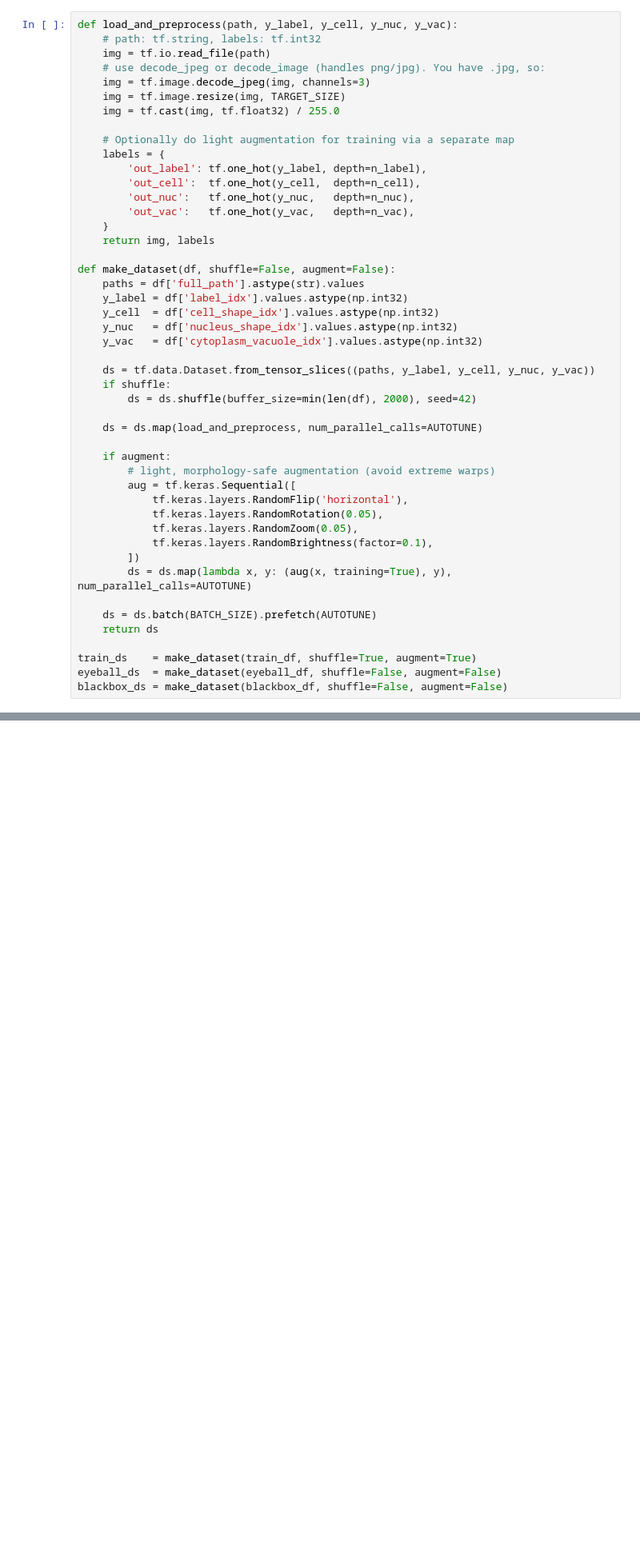
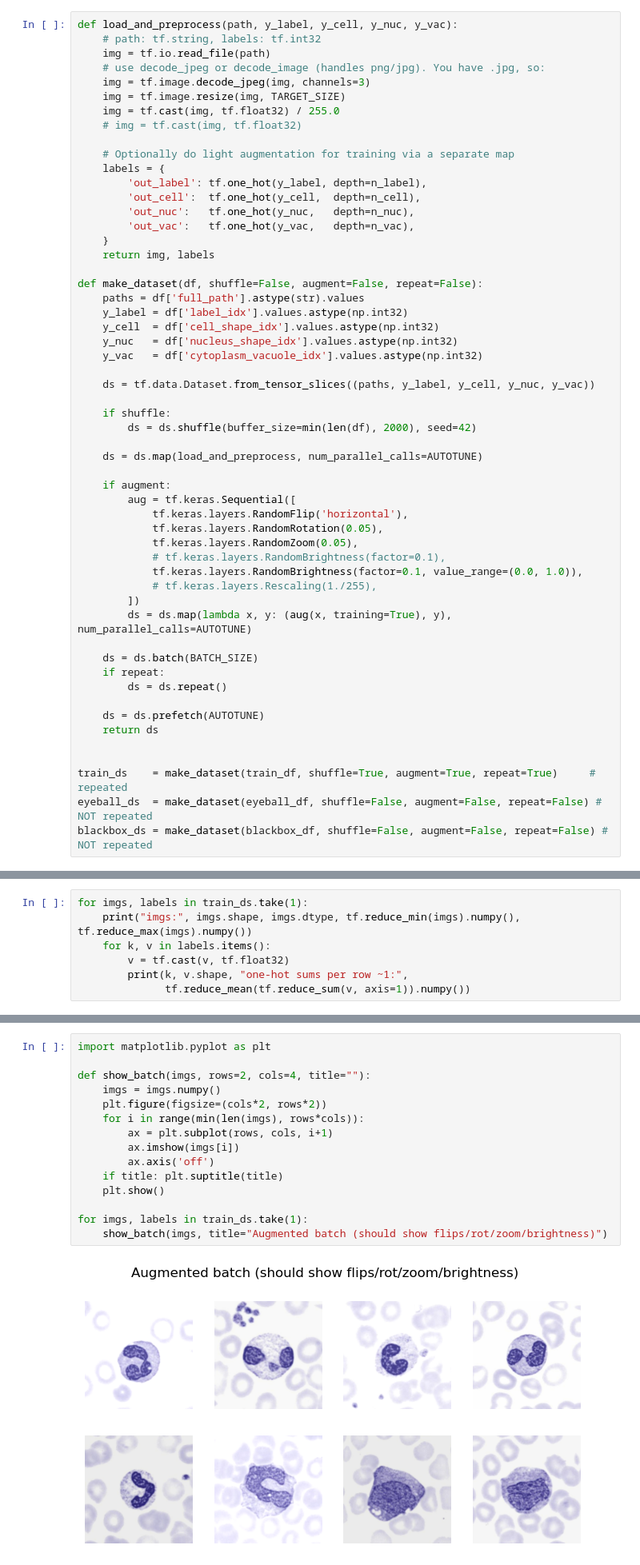
Before and after one commit to sheikhmunim/deep_learning_assign1_wbc, a Jupyter notebook: assignment_1.ipynb, the cells around one changed output, grey strips where cells are left out. Shown at 80% size. Cells and saved outputs as stored; diff of their text form; blank space fills up the shorter version.

```diff
--- a/assignment_1.ipynb
+++ b/assignment_1.ipynb
@@ -373,6 +405,7 @@ def load_and_preprocess(path, y_label, y_cell, y_nuc, y_vac):
     img = tf.image.decode_jpeg(img, channels=3)
     img = tf.image.resize(img, TARGET_SIZE)
     img = tf.cast(img, tf.float32) / 255.0
+    # img = tf.cast(img, tf.float32)
 
     # Optionally do light augmentation for training via a separate map
     labels = {
@@ -383,7 +416,7 @@ def load_and_preprocess(path, y_label, y_cell, y_nuc, y_vac):
     }
     return img, labels
 
-def make_dataset(df, shuffle=False, augment=False):
+def make_dataset(df, shuffle=False, augment=False, repeat=False):
     paths = df['full_path'].astype(str).values
     y_label = df['label_idx'].values.astype(np.int32)
     y_cell  = df['cell_shape_idx'].values.astype(np.int32)
@@ -391,25 +424,32 @@ def make_dataset(df, shuffle=False, augment=False):
     y_vac   = df['cytoplasm_vacuole_idx'].values.astype(np.int32)
 
     ds = tf.data.Dataset.from_tensor_slices((paths, y_label, y_cell, y_nuc, y_vac))
+
     if shuffle:
         ds = ds.shuffle(buffer_size=min(len(df), 2000), seed=42)
 
     ds = ds.map(load_and_preprocess, num_parallel_calls=AUTOTUNE)
 
     if augment:
-        # light, morphology-safe augmentation (avoid extreme warps)
         aug = tf.keras.Sequential([
             tf.keras.layers.RandomFlip('horizontal'),
             tf.keras.layers.RandomRotation(0.05),
             tf.keras.layers.RandomZoom(0.05),
-            tf.keras.layers.RandomBrightness(factor=0.1),
+            # tf.keras.layers.RandomBrightness(factor=0.1),
+            tf.keras.layers.RandomBrightness(factor=0.1, value_range=(0.0, 1.0)),
+            # tf.keras.layers.Rescaling(1./255),
         ])
         ds = ds.map(lambda x, y: (aug(x, training=True), y), num_parallel_calls=AUTOTUNE)
 
-    ds = ds.batch(BATCH_SIZE).prefetch(AUTOTUNE)
+    ds = ds.batch(BATCH_SIZE)
+    if repeat:
+        ds = ds.repeat()
+
+    ds = ds.prefetch(AUTOTUNE)
     return ds
 
-train_ds    = make_dataset(train_df, shuffle=True, augment=True)
-eyeball_ds  = make_dataset(eyeball_df, shuffle=False, augment=False)
-blackbox_ds = make_dataset(blackbox_df, shuffle=False, augment=False)
+
+train_ds    = make_dataset(train_df, shuffle=True, augment=True, repeat=True)     # repeated
+eyeball_ds  = make_dataset(eyeball_df, shuffle=False, augment=False, repeat=False) # NOT repeated
+blackbox_ds = make_dataset(blackbox_df, shuffle=False, augment=False, repeat=False) # NOT repeated
 # %% [output]
@@ -422,0 +463,7 @@ blackbox_ds = make_dataset(blackbox_df, shuffle=False, augment=False)
+# %%
+for imgs, labels in train_ds.take(1):
+    print("imgs:", imgs.shape, imgs.dtype, tf.reduce_min(imgs).numpy(), tf.reduce_max(imgs).numpy())
+    for k, v in labels.items():
+        v = tf.cast(v, tf.float32)
+        print(k, v.shape, "one-hot sums per row ~1:",
+              tf.reduce_mean(tf.reduce_sum(v, axis=1)).numpy())
@@ -422,0 +477,17 @@ blackbox_ds = make_dataset(blackbox_df, shuffle=False, augment=False)
+# %%
+import matplotlib.pyplot as plt
+
+def show_batch(imgs, rows=2, cols=4, title=""):
+    imgs = imgs.numpy()
+    plt.figure(figsize=(cols*2, rows*2))
+    for i in range(min(len(imgs), rows*cols)):
+        ax = plt.subplot(rows, cols, i+1)
+        ax.imshow(imgs[i])
+        ax.axis('off')
+    if title: plt.suptitle(title)
+    plt.show()
+
+for imgs, labels in train_ds.take(1):
+    show_batch(imgs, title="Augmented batch (should show flips/rot/zoom/brightness)")
+# %% [output]
+[figure, added]
```
Also changed, not shown: parts of 27 cells of this notebook.
